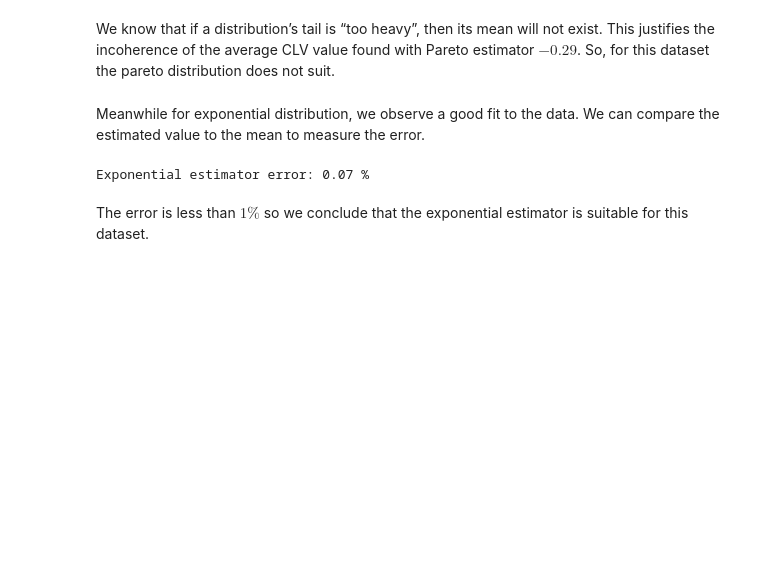
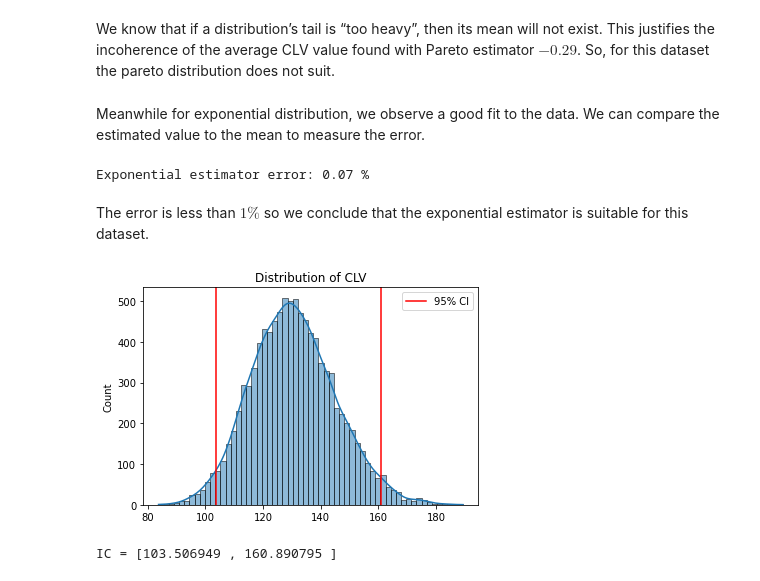
Before and after one commit to louizaaouaouche/Statistical-estimation-of-CLV, a Jupyter notebook: src/notebook.ipynb, the cells around one changed output. Saved outputs shown, nothing was run; the diff lists cells and outputs as text; code cells hidden in the pictures; blank space fills up the shorter version.

Commit message:
real data

```diff
--- a/src/notebook.ipynb
+++ b/src/notebook.ipynb
@@ -120,3 +152,12 @@ print("Exponential estimator error: %.2f %%" %(abs(y_mean-clv_exp_c_r)/y_mean))
 Exponential estimator error: 0.07 %
 # %% [markdown]
 The error is less than $1\%$ so we conclude that the exponential estimator is suitable for this dataset.
+# %%
+Y_n = []
+Y_n.append(Y)
+Y_n.append(status)
+_,_ , clv_exp_real = f.bootstrap_samples(Y_n, 1, f.exp_c_clv_estimator2)
+lower_exp_real, upper_exp_real  = f.CI_plot_95(clv_exp_real, 0.05)
+# %% [output]
+[figure, added]
+IC = [103.506949 , 160.890795 ]
```
Also changed, not shown: parts of 3 cells of this notebook.
